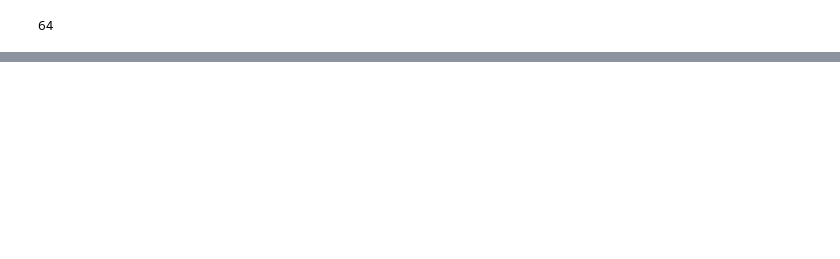
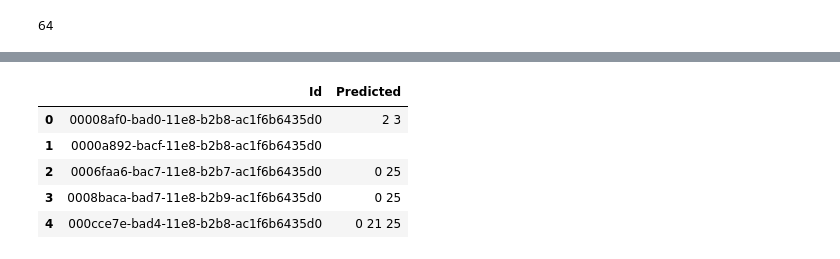
Before and after one commit to AksChougule/kaggle-competitions, a Jupyter notebook: human-protein-atlas/baseline-model.ipynb, the cells around one changed output, grey strips where cells are left out. Saved outputs shown, nothing was run; the diff lists cells and outputs as text; code cells hidden in the pictures; blank space fills up the shorter version.

```diff
--- a/human-protein-atlas/baseline-model.ipynb
+++ b/human-protein-atlas/baseline-model.ipynb
@@ -186,0 +278,9 @@ ValueError: arrays must all be same length
+# %%
+df2.head(5)
+# %% [output]
+|  | Id | Predicted |
+| 0 | 00008af0-bad0-11e8-b2b8-ac1f6b6435d0 | 2 3 |
+| 1 | 0000a892-bacf-11e8-b2b8-ac1f6b6435d0 |  |
+| 2 | 0006faa6-bac7-11e8-b2b7-ac1f6b6435d0 | 0 25 |
+| 3 | 0008baca-bad7-11e8-b2b9-ac1f6b6435d0 | 0 25 |
+| 4 | 000cce7e-bad4-11e8-b2b8-ac1f6b6435d0 | 0 21 25 |
```
Also changed, not shown: parts of 40 cells of this notebook.
